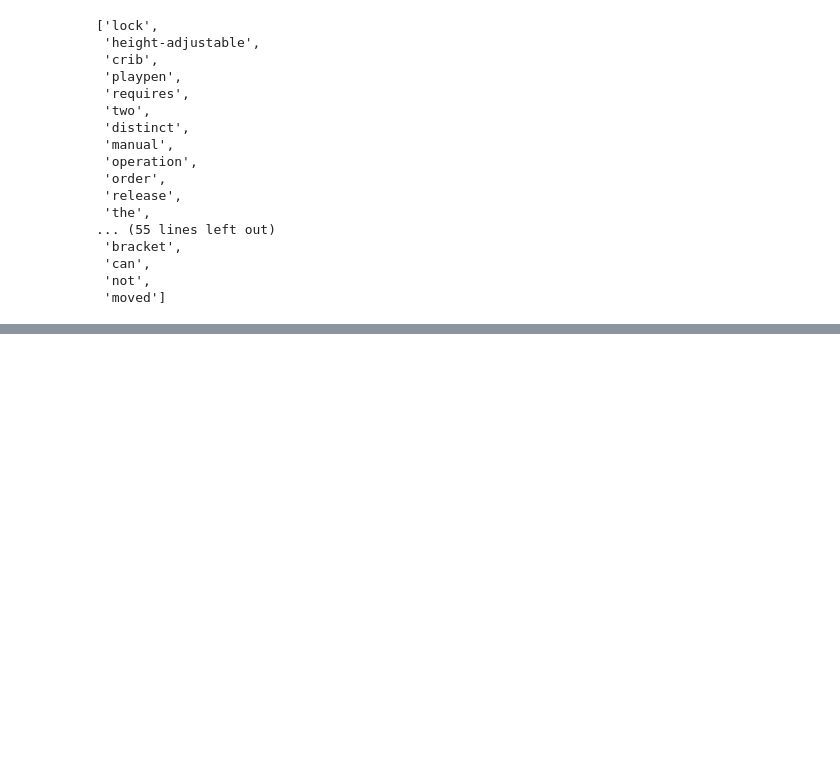
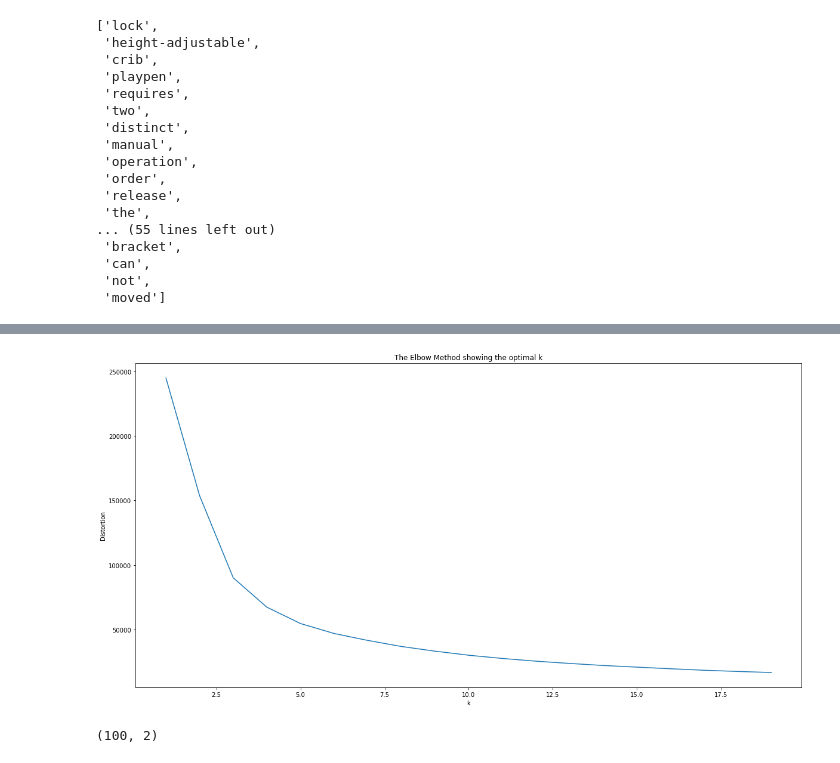
Before and after one commit to ravikiranv95/Patent-Document-Similarity, a Jupyter notebook: Doc2Vec_training.ipynb, the cells around one changed output, grey strips where cells are left out. Cells and saved outputs as stored; diff of their text form; code cells hidden in the pictures; blank space fills up the shorter version.

```diff
--- a/Doc2Vec_training.ipynb
+++ b/Doc2Vec_training.ipynb
@@ -189,0 +306,20 @@ input_data7['combined'].iloc[123]
+# %%
+Sum_of_squared_distances = []
+K = range(1,20)
+for k in K:
+    km = KMeans(n_clusters=k)
+    km = km.fit(reduced_data)
+    Sum_of_squared_distances.append(km.inertia_)
+# %%
+plt.figure(figsize=(20,10))
+plt.plot(K, Sum_of_squared_distances)
+plt.xlabel('k')
+plt.ylabel('Distortion')
+plt.title('The Elbow Method showing the optimal k')
+plt.show()
+# %% [output]
+[figure, added]
+# %%
+reduced_data[:100, :].shape
+# %% [output]
+(100, 2)
```
Also changed, not shown: parts of 33 cells of this notebook.
